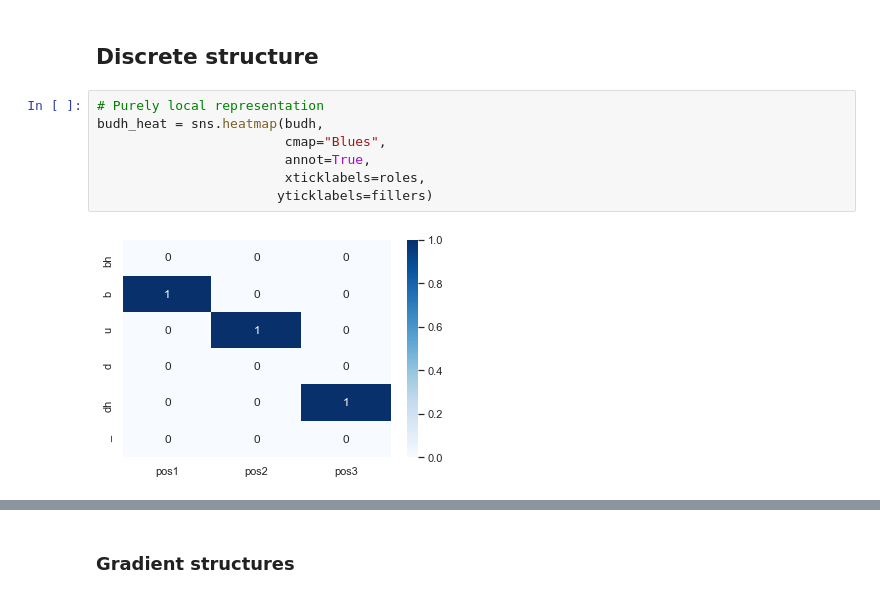
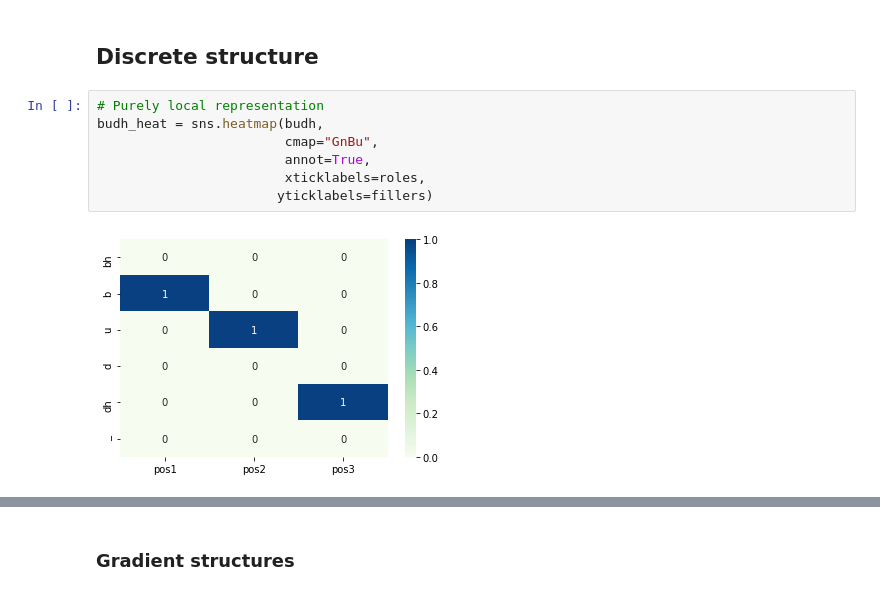
Before and after one commit to amasotti/grascom, a Jupyter notebook: TPR_example.ipynb, the cells around one changed output, grey strips where cells are left out. Saved outputs shown, nothing was run; the diff lists cells and outputs as text.

```diff
--- a/TPR_example.ipynb
+++ b/TPR_example.ipynb
@@ -207,12 +241,12 @@ fillers = ["bh", "b", "u", "d", "dh", "_"]
 # %%
 # Purely local representation
 budh_heat = sns.heatmap(budh,
-                        cmap="Blues",
+                        cmap="GnBu",
                         annot=True,
                         xticklabels=roles,
                        yticklabels=fillers)
 # %% [output]
-[figure, old version]
+[figure, new version]
 # %%
 # Distributed representation
 sns.heatmap(tpr_budh.reshape((18,1)),
```
Also changed, not shown: parts of 17 cells of this notebook, 26 other files.
